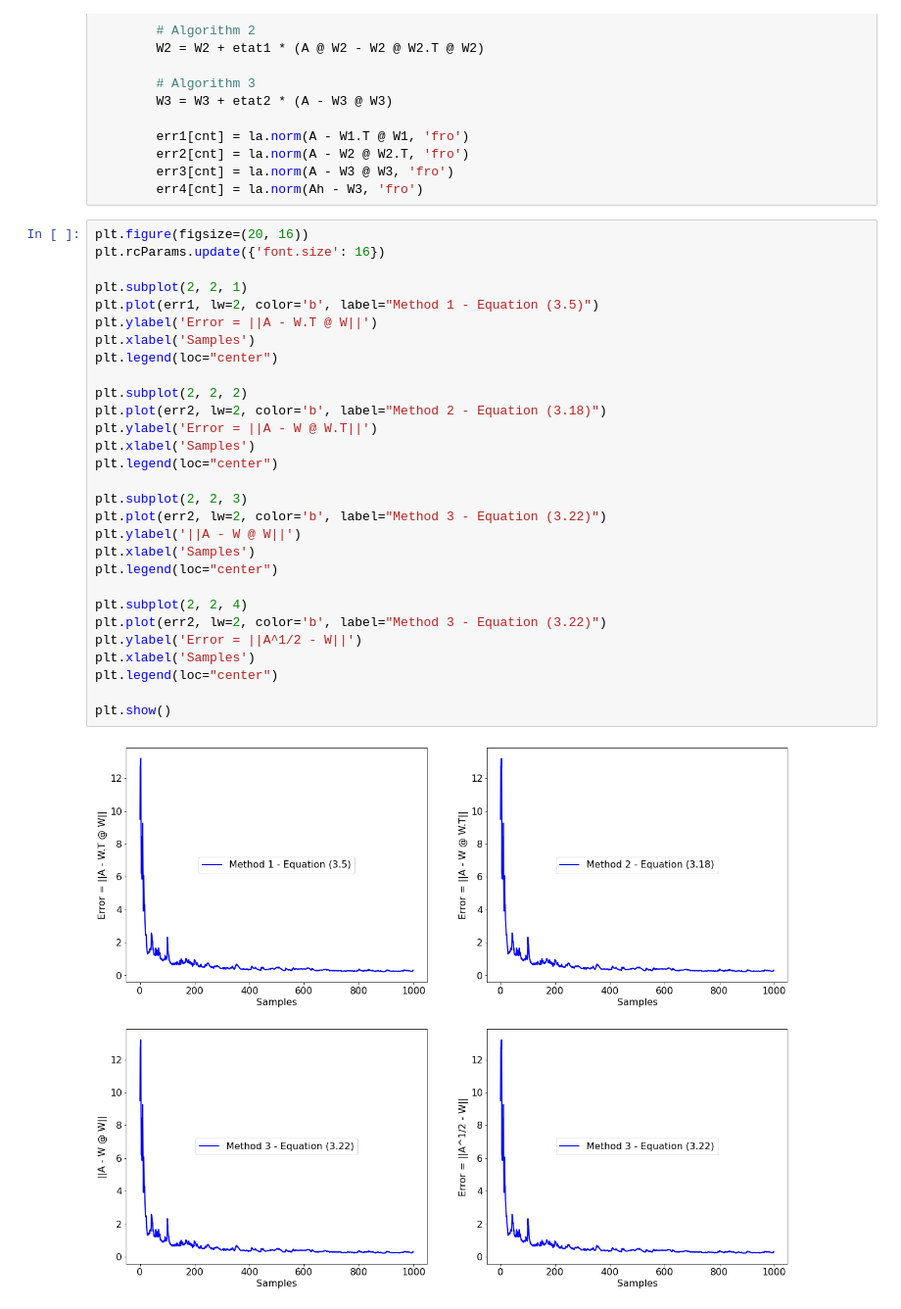
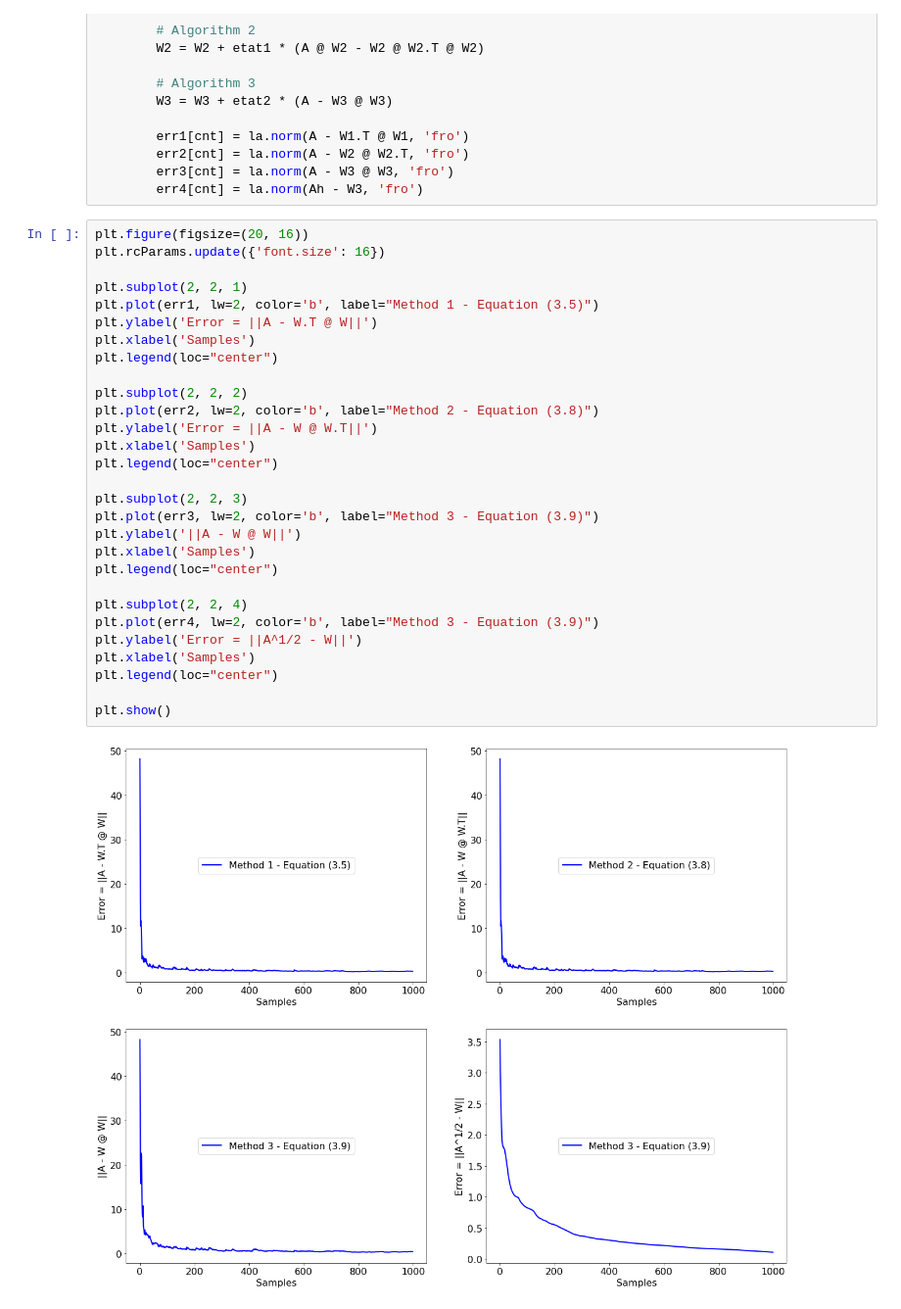
Before and after one commit to cchatterj0/AdaptiveMLAlgorithms, a Jupyter notebook: Chapter3-Roots/SquareRoots.ipynb, the cells around one changed output. Shown: that part at 98% size. Drawn from its saved outputs; the diff is of its cells as text.

```diff
--- a/Chapter3-Roots/SquareRoots.ipynb
+++ b/Chapter3-Roots/SquareRoots.ipynb
@@ -149,31 +147,31 @@ for epoch in range(nEpochs):
 # %%
 plt.figure(figsize=(20, 16))
 plt.rcParams.update({'font.size': 16})
 
 plt.subplot(2, 2, 1)
 plt.plot(err1, lw=2, color='b', label="Method 1 - Equation (3.5)")
 plt.ylabel('Error = ||A - W.T @ W||')
 plt.xlabel('Samples')
 plt.legend(loc="center")
 
 plt.subplot(2, 2, 2)
-plt.plot(err2, lw=2, color='b', label="Method 2 - Equation (3.18)")
+plt.plot(err2, lw=2, color='b', label="Method 2 - Equation (3.8)")
 plt.ylabel('Error = ||A - W @ W.T||')
 plt.xlabel('Samples')
 plt.legend(loc="center")
 
 plt.subplot(2, 2, 3)
-plt.plot(err2, lw=2, color='b', label="Method 3 - Equation (3.22)")
+plt.plot(err3, lw=2, color='b', label="Method 3 - Equation (3.9)")
 plt.ylabel('||A - W @ W||')
 plt.xlabel('Samples')
 plt.legend(loc="center")
 
 plt.subplot(2, 2, 4)
-plt.plot(err2, lw=2, color='b', label="Method 3 - Equation (3.22)")
+plt.plot(err4, lw=2, color='b', label="Method 3 - Equation (3.9)")
 plt.ylabel('Error = ||A^1/2 - W||')
 plt.xlabel('Samples')
 plt.legend(loc="center")
 
 plt.show()
 # %% [output]
-[figure, old version]
+[figure, new version]
```
Also changed, not shown: parts of 4 cells of this notebook, 32 other files.
